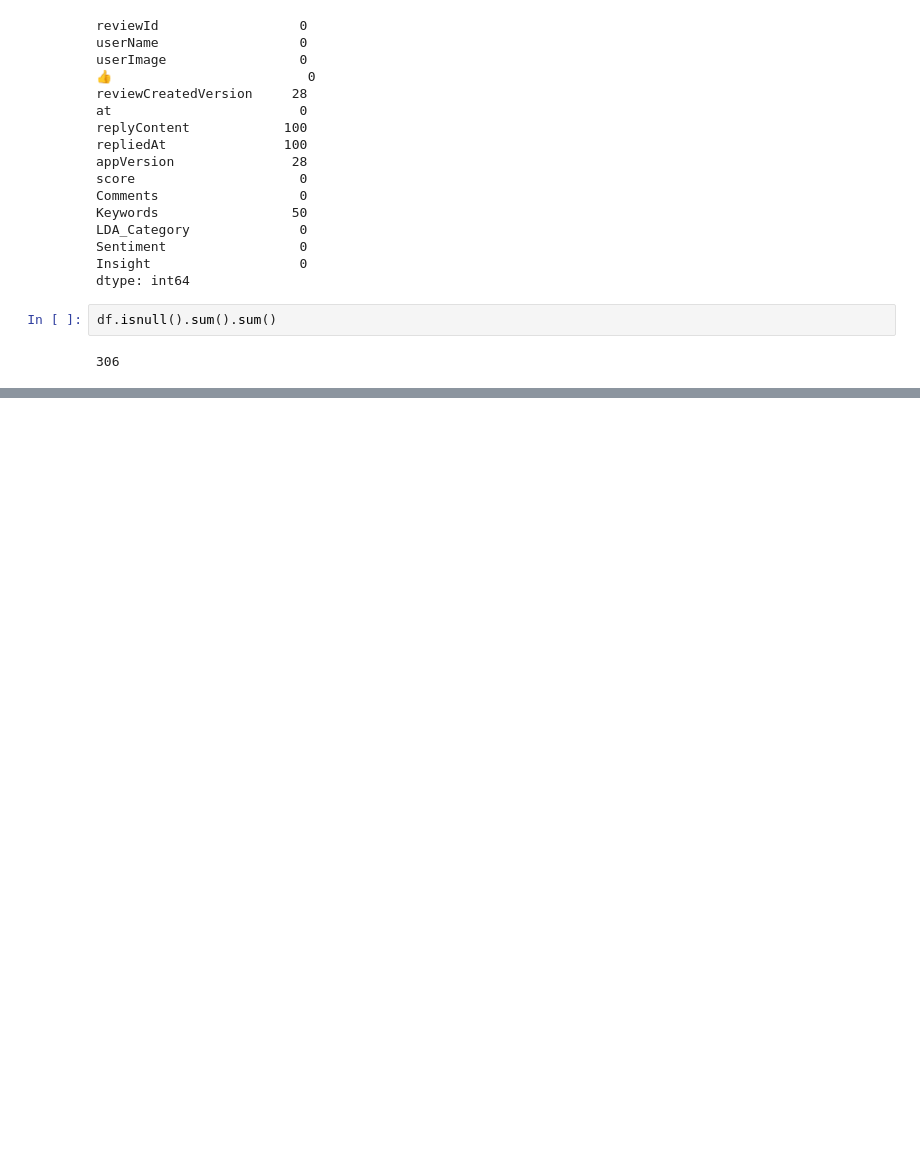
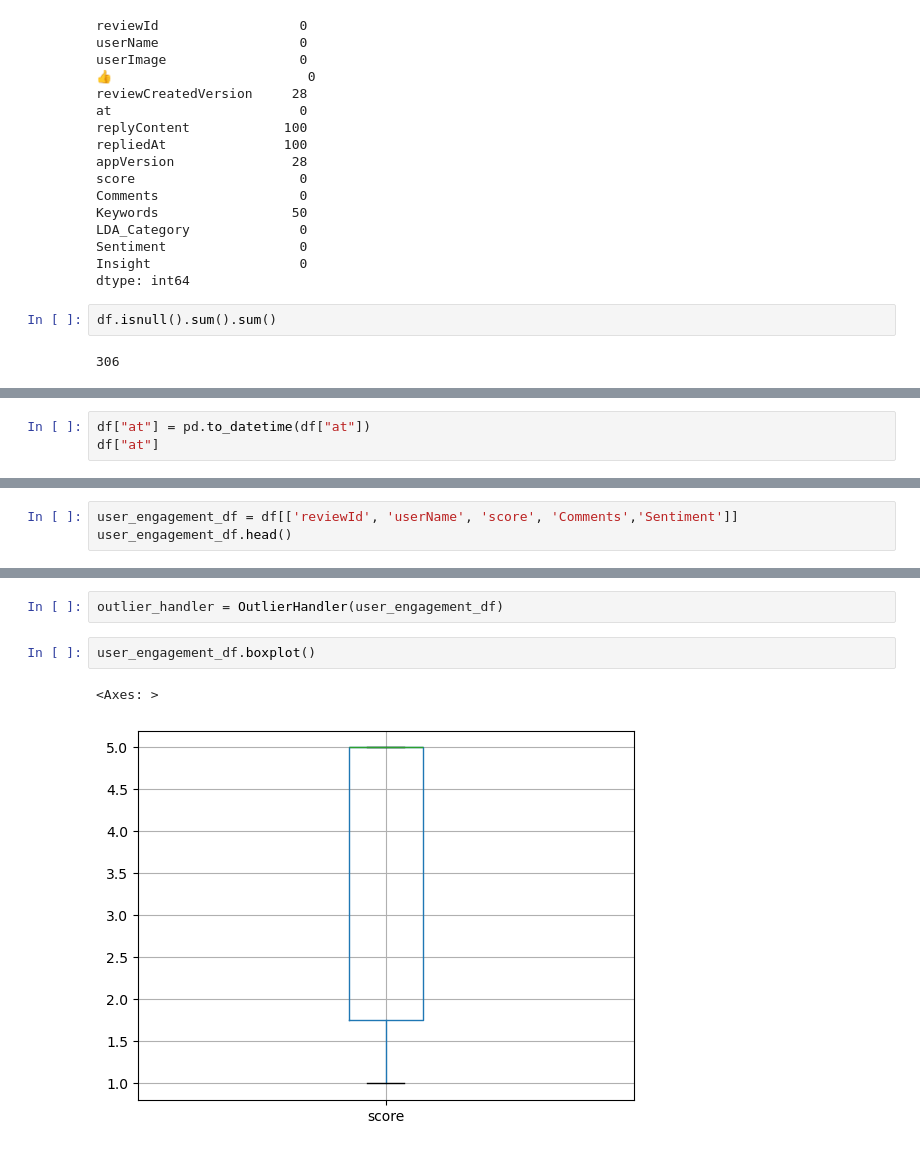
Before and after one commit to YeabsiraTibebu/marketing_analytics, a Jupyter notebook: notebooks/user_review_analysis.ipynb, the cells around one changed output, grey strips where cells are left out. Drawn from its saved outputs; the diff is of its cells as text; blank space fills up the shorter version.

```diff
--- a/notebooks/user_review_analysis.ipynb
+++ b/notebooks/user_review_analysis.ipynb
@@ -147,0 +196,3 @@ df.isnull().sum().sum()
+# %%
+df["at"] = pd.to_datetime(df["at"])
+df["at"]
@@ -147,0 +246,3 @@ df.isnull().sum().sum()
+# %%
+user_engagement_df = df[['reviewId', 'userName', 'score', 'Comments','Sentiment']]
+user_engagement_df.head()
@@ -147,0 +256,7 @@ df.isnull().sum().sum()
+# %%
+outlier_handler = OutlierHandler(user_engagement_df)
+# %%
+user_engagement_df.boxplot()
+# %% [output]
+<Axes: >
+[figure, added]
```
Also changed, not shown: parts of 12 cells of this notebook.
